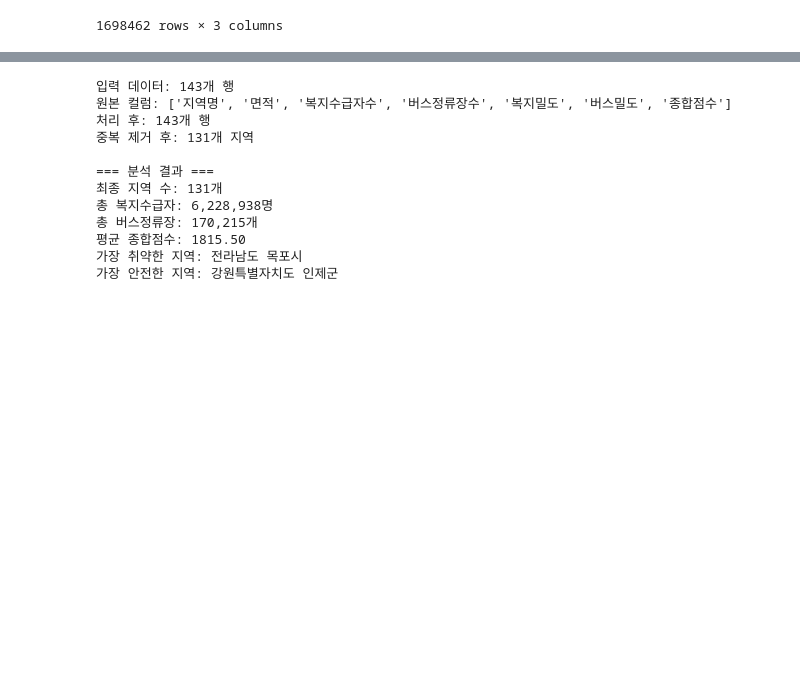
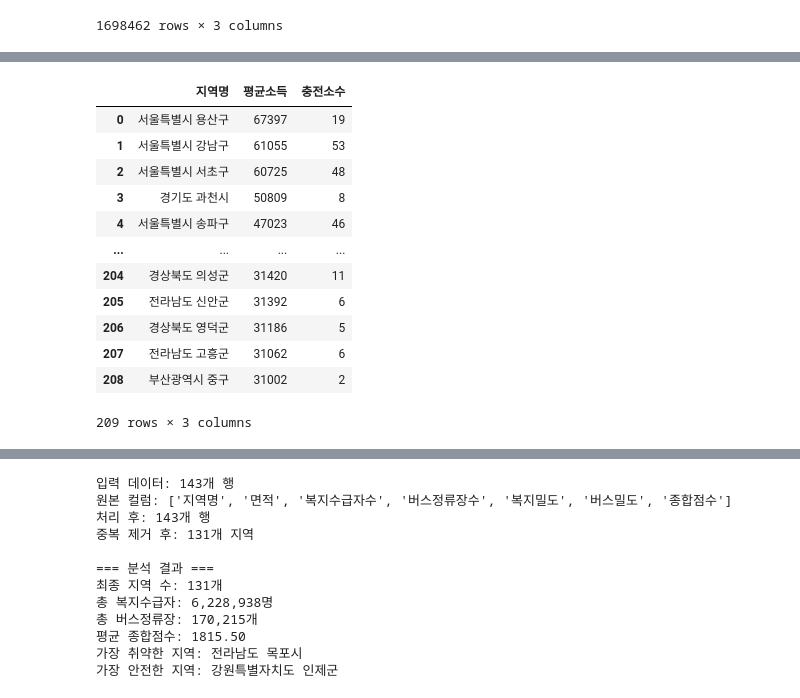
Before and after one commit to JeongYunLee/shannon-reasoning, a Jupyter notebook: backend/test.ipynb, the cells around one changed output, grey strips where cells are left out. Saved outputs shown, nothing was run; the diff lists cells and outputs as text; code cells hidden in the pictures; blank space fills up the shorter version.

```diff
--- a/backend/test.ipynb
+++ b/backend/test.ipynb
@@ -193,0 +287,18 @@ df
+# %%
+df = df.loc[df['충전소수']!='None']
+df.reset_index(inplace=True, drop=True)
+df
+# %% [output]
+|  | 지역명 | 평균소득 | 충전소수 |
+| 0 | 서울특별시 용산구 | 67397 | 19 |
+| 1 | 서울특별시 강남구 | 61055 | 53 |
+| 2 | 서울특별시 서초구 | 60725 | 48 |
+| 3 | 경기도 과천시 | 50809 | 8 |
+| 4 | 서울특별시 송파구 | 47023 | 46 |
+| ... | ... | ... | ... |
+| 204 | 경상북도 의성군 | 31420 | 11 |
+| 205 | 전라남도 신안군 | 31392 | 6 |
+| 206 | 경상북도 영덕군 | 31186 | 5 |
+| 207 | 전라남도 고흥군 | 31062 | 6 |
+| 208 | 부산광역시 중구 | 31002 | 2 |
+209 rows × 3 columns
```
Also changed, not shown: parts of 10 cells of this notebook, 9 other files.
